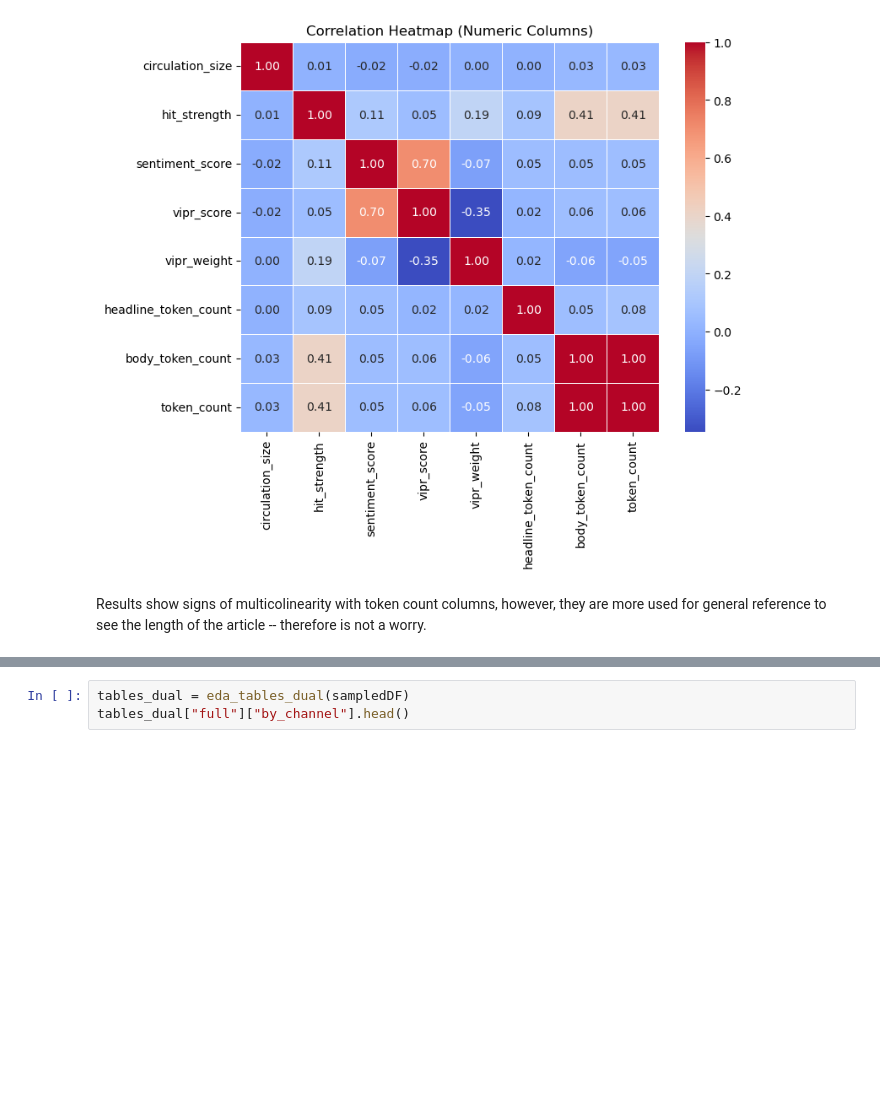
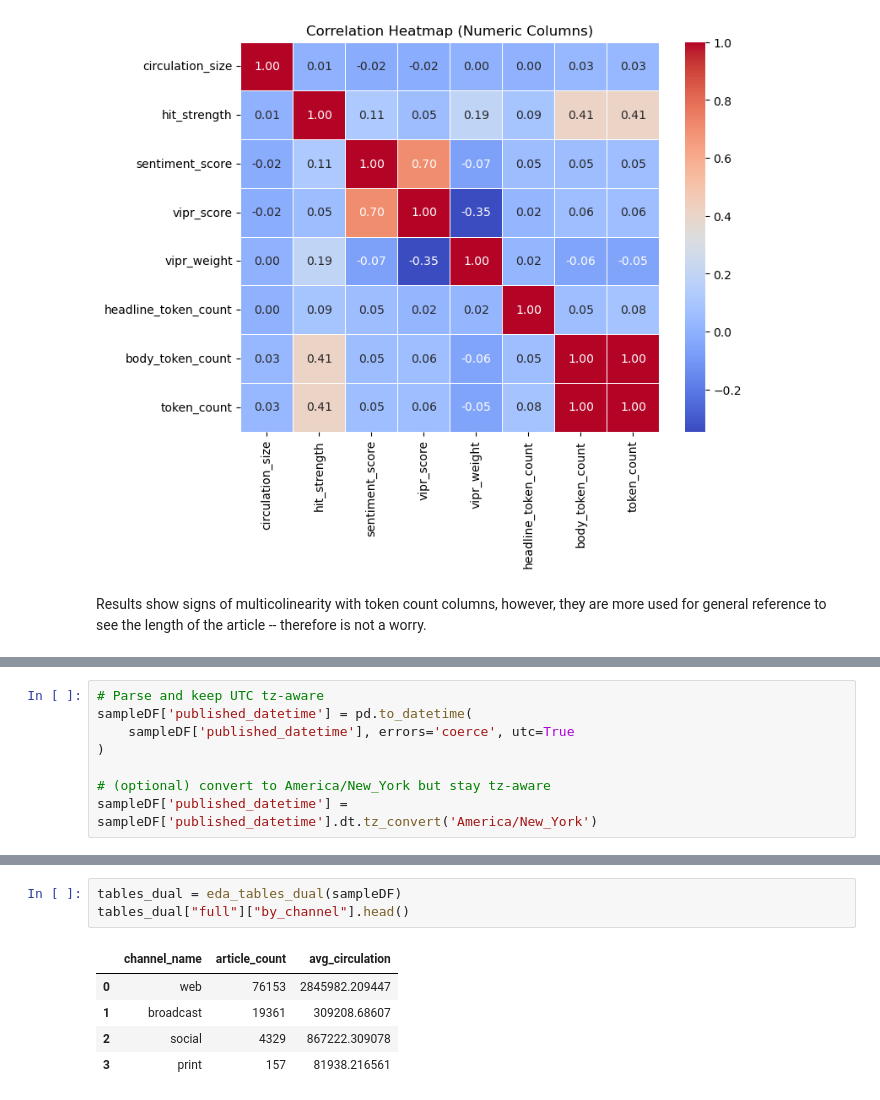
Before and after one commit to amg477/capstone, a Jupyter notebook: analysis/general_eda.ipynb, the cells around one changed output, grey strips where cells are left out. Drawn from its saved outputs; the diff is of its cells as text; blank space fills up the shorter version.

```diff
--- a/analysis/general_eda.ipynb
+++ b/analysis/general_eda.ipynb
@@ -514,0 +400,8 @@ KeyError: 'load_date'
+# %%
+# Parse and keep UTC tz-aware
+sampleDF['published_datetime'] = pd.to_datetime(
+    sampleDF['published_datetime'], errors='coerce', utc=True
+)
+
+# (optional) convert to America/New_York but stay tz-aware
+sampleDF['published_datetime'] = sampleDF['published_datetime'].dt.tz_convert('America/New_York')
@@ -515,3 +560,9 @@ KeyError: 'load_date'
 # %%
-tables_dual = eda_tables_dual(sampledDF)
+tables_dual = eda_tables_dual(sampleDF)
 tables_dual["full"]["by_channel"].head()
+# %% [output]
+|  | channel_name | article_count | avg_circulation |
+| 0 | web | 76153 | 2845982.209447 |
+| 1 | broadcast | 19361 | 309208.68607 |
+| 2 | social | 4329 | 867222.309078 |
+| 3 | print | 157 | 81938.216561 |
```
Also changed, not shown: parts of 17 cells of this notebook.
